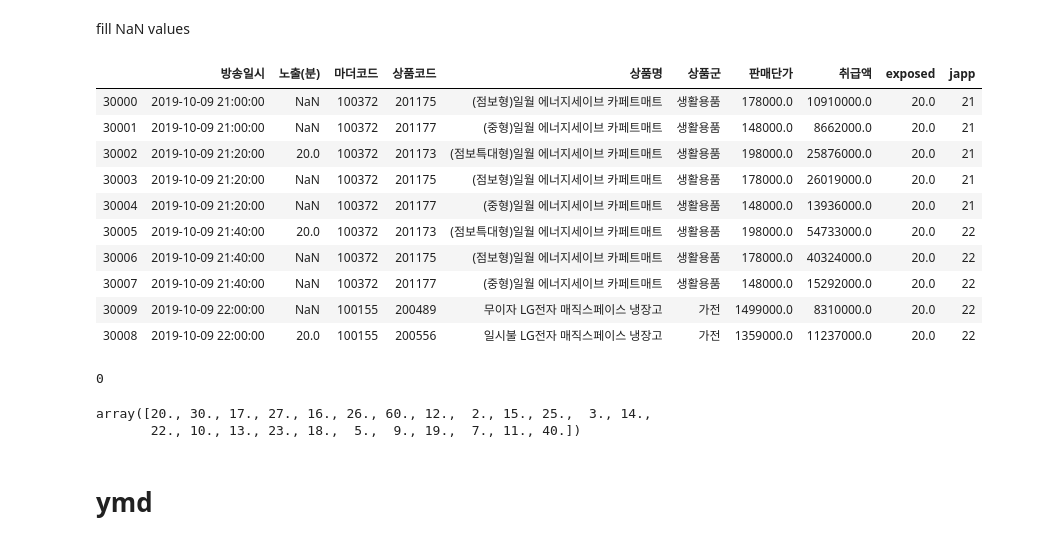
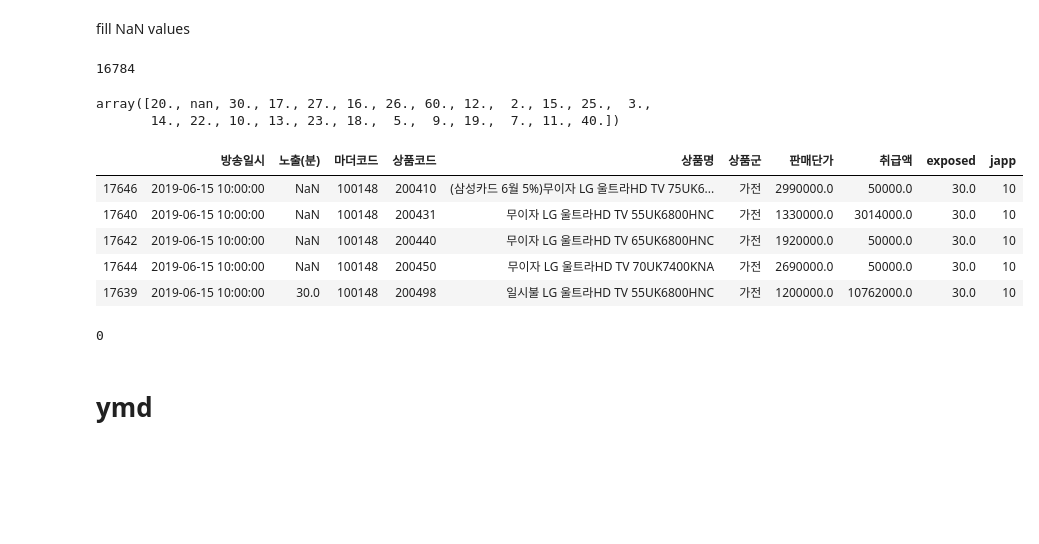
Before and after one commit to s-seo/bigcon_2020_mmmz, a Jupyter notebook: eda/features_sm.ipynb, the cells around one changed output. Saved outputs shown, nothing was run; the diff lists cells and outputs as text; code cells hidden in the pictures; blank space fills up the shorter version.

```diff
--- a/eda/features_sm.ipynb
+++ b/eda/features_sm.ipynb
@@ -112,6 +113,15 @@ train.shape
 # exposed
 # %% [markdown]
 fill NaN values
+# %%
+train.exposed.isna().sum()
+# %% [output]
+16784
+# %%
+train.exposed.unique()
+# %% [output]
+array([20., nan, 30., 17., 27., 16., 26., 60., 12.,  2., 15., 25.,  3.,
+       14., 22., 10., 13., 23., 18.,  5.,  9., 19.,  7., 11., 40.])
 # %%
 # fill out NaN values if there exists exposed
 def fill_exposed_na():
@@ -123,30 +133,19 @@ def fill_exposed_na():
 # %%
 fill_exposed_na()
 # %%
-train.iloc[30000:30010]
+train.loc[(train.마더코드 == "100148")& (train.exposed != 20)].head()#.iloc[30000:30010]
 # %% [output]
 |  | 방송일시 | 노출(분) | 마더코드 | 상품코드 | 상품명 | 상품군 | 판매단가 | 취급액 | exposed | japp |
-| 30000 | 2019-10-09 21:00:00 | NaN | 100372 | 201175 | (점보형)일월 에너지세이브 카페트매트 | 생활용품 | 178000.0 | 10910000.0 | 20.0 | 21 |
-| 30001 | 2019-10-09 21:00:00 | NaN | 100372 | 201177 | (중형)일월 에너지세이브 카페트매트 | 생활용품 | 148000.0 | 8662000.0 | 20.0 | 21 |
-| 30002 | 2019-10-09 21:20:00 | 20.0 | 100372 | 201173 | (점보특대형)일월 에너지세이브 카페트매트 | 생활용품 | 198000.0 | 25876000.0 | 20.0 | 21 |
-| 30003 | 2019-10-09 21:20:00 | NaN | 100372 | 201175 | (점보형)일월 에너지세이브 카페트매트 | 생활용품 | 178000.0 | 26019000.0 | 20.0 | 21 |
-| 30004 | 2019-10-09 21:20:00 | NaN | 100372 | 201177 | (중형)일월 에너지세이브 카페트매트 | 생활용품 | 148000.0 | 13936000.0 | 20.0 | 21 |
-| 30005 | 2019-10-09 21:40:00 | 20.0 | 100372 | 201173 | (점보특대형)일월 에너지세이브 카페트매트 | 생활용품 | 198000.0 | 54733000.0 | 20.0 | 22 |
-| 30006 | 2019-10-09 21:40:00 | NaN | 100372 | 201175 | (점보형)일월 에너지세이브 카페트매트 | 생활용품 | 178000.0 | 40324000.0 | 20.0 | 22 |
-| 30007 | 2019-10-09 21:40:00 | NaN | 100372 | 201177 | (중형)일월 에너지세이브 카페트매트 | 생활용품 | 148000.0 | 15292000.0 | 20.0 | 22 |
-| 30009 | 2019-10-09 22:00:00 | NaN | 100155 | 200489 | 무이자 LG전자 매직스페이스 냉장고 | 가전 | 1499000.0 | 8310000.0 | 20.0 | 22 |
-| 30008 | 2019-10-09 22:00:00 | 20.0 | 100155 | 200556 | 일시불 LG전자 매직스페이스 냉장고 | 가전 | 1359000.0 | 11237000.0 | 20.0 | 22 |
+| 17646 | 2019-06-15 10:00:00 | NaN | 100148 | 200410 | (삼성카드 6월 5%)무이자 LG 울트라HD TV 75UK6... | 가전 | 2990000.0 | 50000.0 | 30.0 | 10 |
+| 17640 | 2019-06-15 10:00:00 | NaN | 100148 | 200431 | 무이자 LG 울트라HD TV 55UK6800HNC | 가전 | 1330000.0 | 3014000.0 | 30.0 | 10 |
+| 17642 | 2019-06-15 10:00:00 | NaN | 100148 | 200440 | 무이자 LG 울트라HD TV 65UK6800HNC | 가전 | 1920000.0 | 50000.0 | 30.0 | 10 |
+| 17644 | 2019-06-15 10:00:00 | NaN | 100148 | 200450 | 무이자 LG 울트라HD TV 70UK7400KNA | 가전 | 2690000.0 | 50000.0 | 30.0 | 10 |
+| 17639 | 2019-06-15 10:00:00 | 30.0 | 100148 | 200498 | 일시불 LG 울트라HD TV 55UK6800HNC | 가전 | 1200000.0 | 10762000.0 | 30.0 | 10 |
 # %%
 # check no Nan
 train.exposed.isna().sum()
 # %% [output]
 0
-# %%
-# check unique vals
-train.exposed.unique()
-# %% [output]
-array([20., 30., 17., 27., 16., 26., 60., 12.,  2., 15., 25.,  3., 14.,
-       22., 10., 13., 23., 18.,  5.,  9., 19.,  7., 11., 40.])
 # %% [markdown]
 # ymd
 # %%
```
Also changed, not shown: parts of 17 cells of this notebook, 3 other files.
